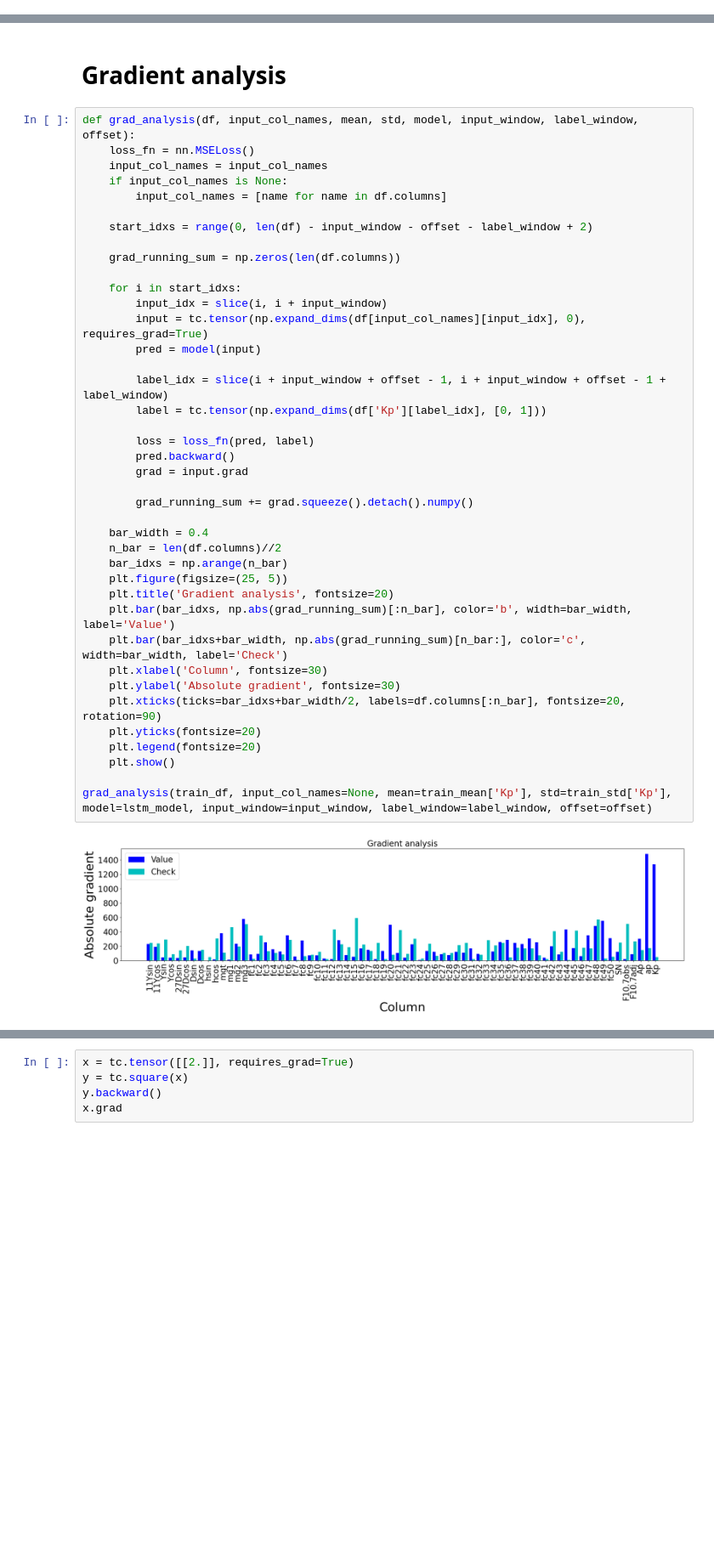
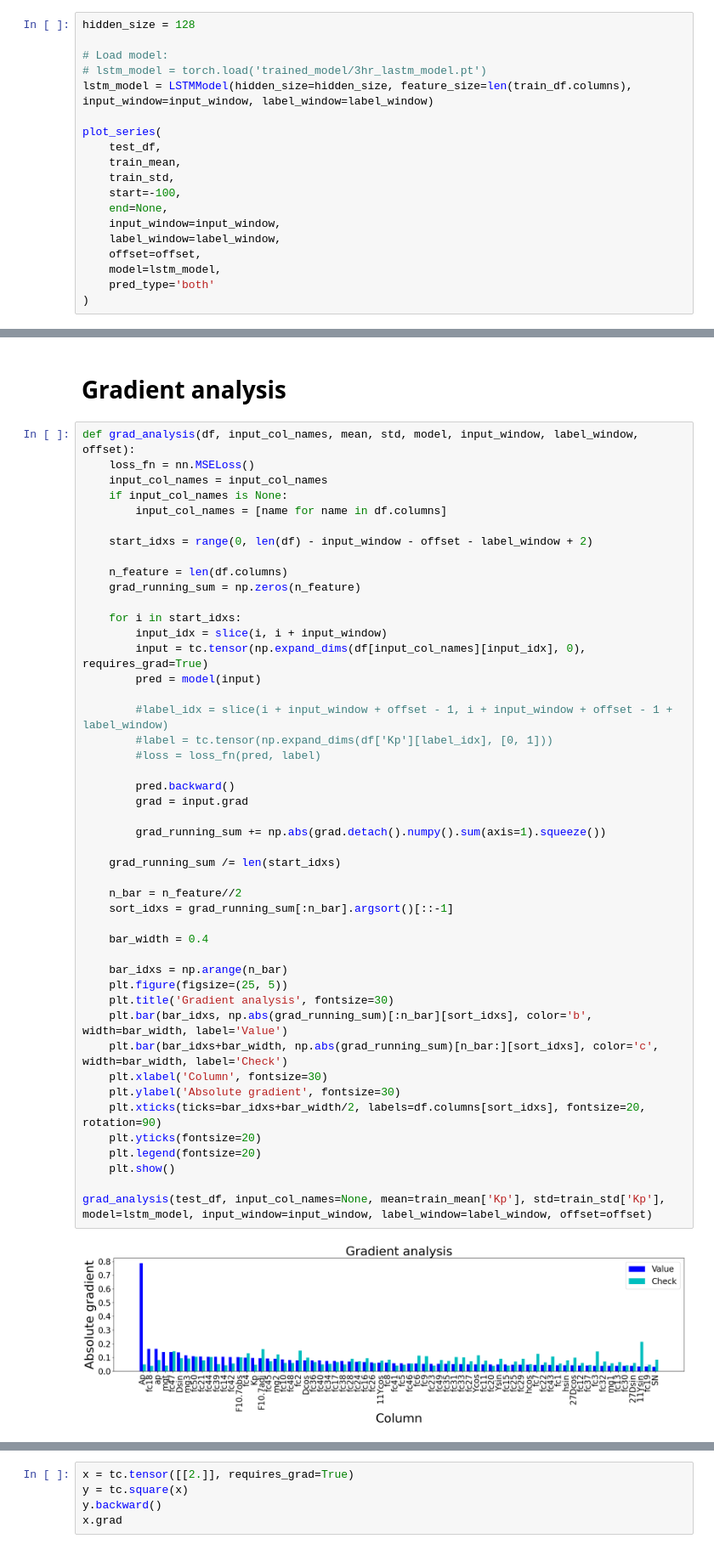
Before and after one commit to John1117/ReDSCOVR_PythonProject, a Jupyter notebook: model_training.ipynb, the cells around one changed output, grey strips where cells are left out. Shown at 85% size. Cells and saved outputs as stored; diff of their text form; blank space fills up the shorter version.

Commit message:
Updata analysis

```diff
--- a/model_training.ipynb
+++ b/model_training.ipynb
@@ -240 +51,20 @@ train_inputs, train_labels, test_inputs, test_labels = make_tensordata(
+# %%
+hidden_size = 128
+
+# Load model:
+# lstm_model = torch.load('trained_model/3hr_lastm_model.pt')
+lstm_model = LSTMModel(hidden_size=hidden_size, feature_size=len(train_df.columns), input_window=input_window, label_window=label_window)
+
+plot_series(
+    test_df,
+    train_mean,
+    train_std,
+    start=-100,
+    end=None,
+    input_window=input_window,
+    label_window=label_window,
+    offset=offset,
+    model=lstm_model,
+    pred_type='both'
+)
 # %% [markdown]
@@ -391,42 +158,48 @@ plot_Kp_persistence(test_df, mean=train_mean['Kp'], std=train_std['Kp'])
 # %%
 def grad_analysis(df, input_col_names, mean, std, model, input_window, label_window, offset):
     loss_fn = nn.MSELoss()
     input_col_names = input_col_names
     if input_col_names is None:
         input_col_names = [name for name in df.columns]
 
     start_idxs = range(0, len(df) - input_window - offset - label_window + 2)
 
-    grad_running_sum = np.zeros(len(df.columns))
+    n_feature = len(df.columns)
+    grad_running_sum = np.zeros(n_feature)
 
     for i in start_idxs:
         input_idx = slice(i, i + input_window)
         input = tc.tensor(np.expand_dims(df[input_col_names][input_idx], 0), requires_grad=True)
         pred = model(input)
 
-        label_idx = slice(i + input_window + offset - 1, i + input_window + offset - 1 + label_window)
-        label = tc.tensor(np.expand_dims(df['Kp'][label_idx], [0, 1]))
+        #label_idx = slice(i + input_window + offset - 1, i + input_window + offset - 1 + label_window)
+        #label = tc.tensor(np.expand_dims(df['Kp'][label_idx], [0, 1]))
+        #loss = loss_fn(pred, label)
 
-        loss = loss_fn(pred, label)
         pred.backward()
         grad = input.grad
 
-        grad_running_sum += grad.squeeze().detach().numpy()
+        grad_running_sum += np.abs(grad.detach().numpy().sum(axis=1).squeeze())
+
+    grad_running_sum /= len(start_idxs)
+
+    n_bar = n_feature//2
+    sort_idxs = grad_running_sum[:n_bar].argsort()[::-1]
 
     bar_width = 0.4
-    n_bar = len(df.columns)//2
+
     bar_idxs = np.arange(n_bar)
     plt.figure(figsize=(25, 5))
-    plt.title('Gradient analysis', fontsize=20)
-    plt.bar(bar_idxs, np.abs(grad_running_sum)[:n_bar], color='b', width=bar_width, label='Value')
-    plt.bar(bar_idxs+bar_width, np.abs(grad_running_sum)[n_bar:], color='c', width=bar_width, label='Check')
+    plt.title('Gradient analysis', fontsize=30)
+    plt.bar(bar_idxs, np.abs(grad_running_sum)[:n_bar][sort_idxs], color='b', width=bar_width, label='Value')
+    plt.bar(bar_idxs+bar_width, np.abs(grad_running_sum)[n_bar:][sort_idxs], color='c', width=bar_width, label='Check')
     plt.xlabel('Column', fontsize=30)
     plt.ylabel('Absolute gradient', fontsize=30)
-    plt.xticks(ticks=bar_idxs+bar_width/2, labels=df.columns[:n_bar], fontsize=20, rotation=90)
+    plt.xticks(ticks=bar_idxs+bar_width/2, labels=df.columns[sort_idxs], fontsize=20, rotation=90)
     plt.yticks(fontsize=20)
     plt.legend(fontsize=20)
     plt.show()
 
-grad_analysis(train_df, input_col_names=None, mean=train_mean['Kp'], std=train_std['Kp'], model=lstm_model, input_window=input_window, label_window=label_window, offset=offset)
+grad_analysis(test_df, input_col_names=None, mean=train_mean['Kp'], std=train_std['Kp'], model=lstm_model, input_window=input_window, label_window=label_window, offset=offset)
 # %% [output]
-[figure, old version]
+[figure, new version]
```
Also changed, not shown: parts of 28 cells of this notebook, 3 other files.
